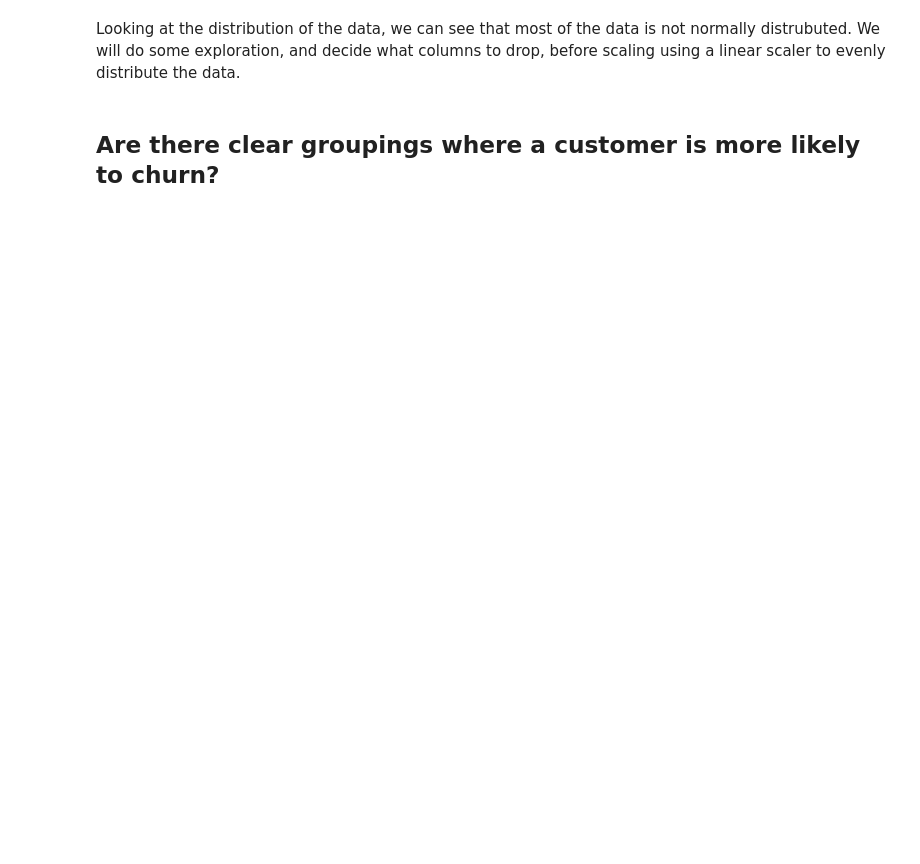
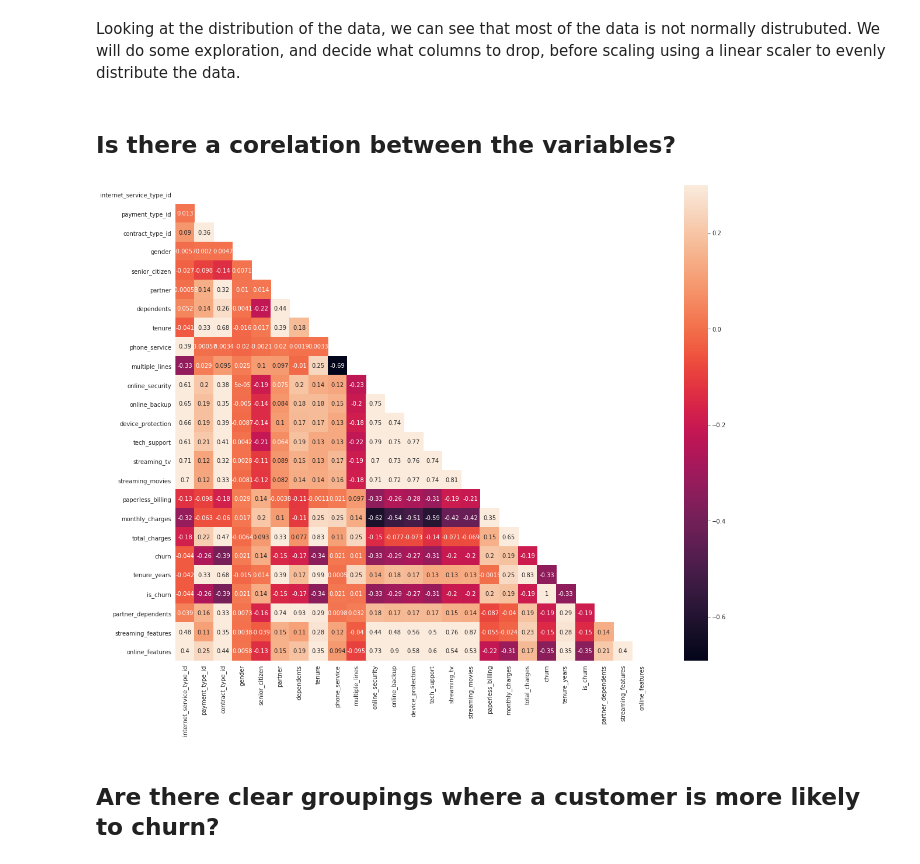
Before and after one commit to Rooster-Warrior/analyzing-customer-churn, a Jupyter notebook: daniel's_data_prep_file.ipynb, the cells around one changed output. Cells and saved outputs as stored; diff of their text form; code cells hidden in the pictures; blank space fills up the shorter version.

```diff
--- a/daniel's_data_prep_file.ipynb
+++ b/daniel's_data_prep_file.ipynb
@@ -103,5 +108,15 @@ plt.show()
 # %% [markdown]
 Looking at the distribution of the data, we can see that most of the data is not normally distrubuted. We will do some exploration, and decide what columns to drop, before scaling using a linear scaler to evenly distribute the data.
+# %% [markdown]
+## Is there a corelation between the variables?
+# %%
+mask = np.zeros_like(train.corr())
+mask[np.triu_indices_from(mask)] = True
+with sns.axes_style("white"):
+     f, ax = plt.subplots(figsize=(20, 15))
+     ax = sns.heatmap(train.corr(), mask=mask, vmax=.3, square=True, annot=True)
+# %% [output]
+[figure, added]
 # %% [markdown]
 ## Are there clear groupings where a customer is more likely to churn?
 # %%
```
Also changed, not shown: parts of 95 cells of this notebook.
